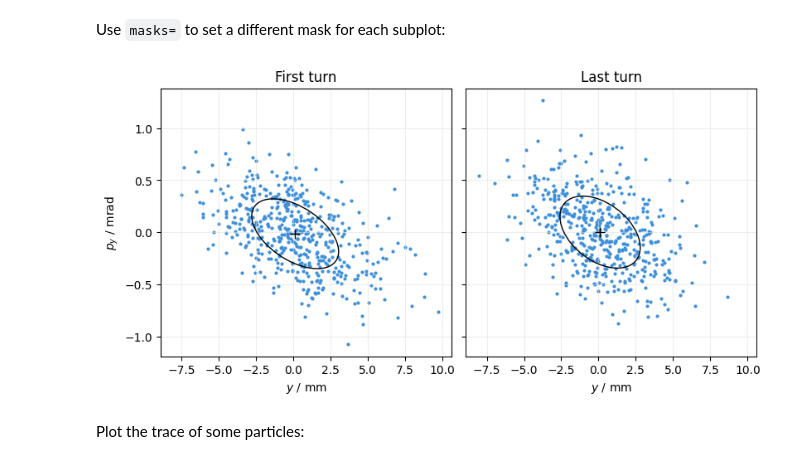
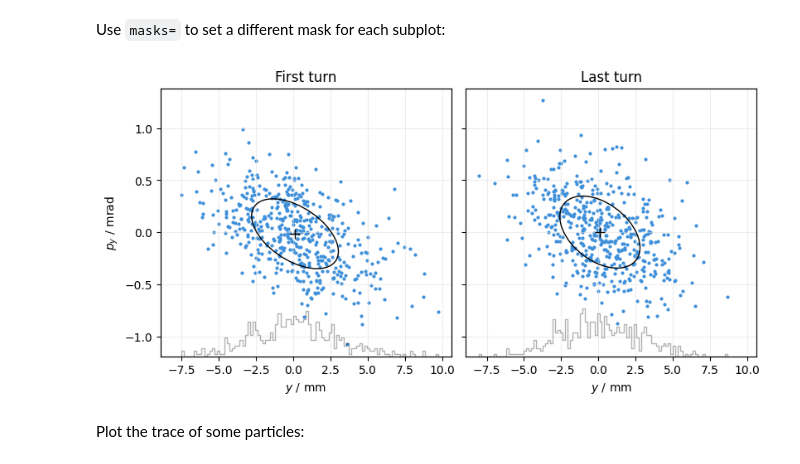
Before and after one commit to xsuite/xplt, a Jupyter notebook: examples/phasespace.ipynb, the cells around one changed output. Saved outputs shown, nothing was run; the diff lists cells and outputs as text; code cells hidden in the pictures.

Commit message:
Add projections onto axes

```diff
--- a/examples/phasespace.ipynb
+++ b/examples/phasespace.ipynb
@@ -108,20 +109,21 @@ Use `masks=` to set a different mask for each subplot:
 # %%
 plot = xplt.PhaseSpacePlot(
     tracker.record_last_track,
     kind="y,y",
     titles=("First turn", "Last turn"),
     sharex="all",
     sharey="all",
     masks=[  # select particles at first and last turn
         (slice(500), 0),
         (slice(500), -1),
     ],
+    projections="x",
     mean=True,
     std=True,
 )
 plot.ax[1].set(ylabel=None);
 # %% [output]
-[figure, old version]
+[figure, new version]
 # %% [markdown]
 Plot the trace of some particles:
 # %%
```
Also changed, not shown: parts of 6 cells of this notebook, 1 other file.
